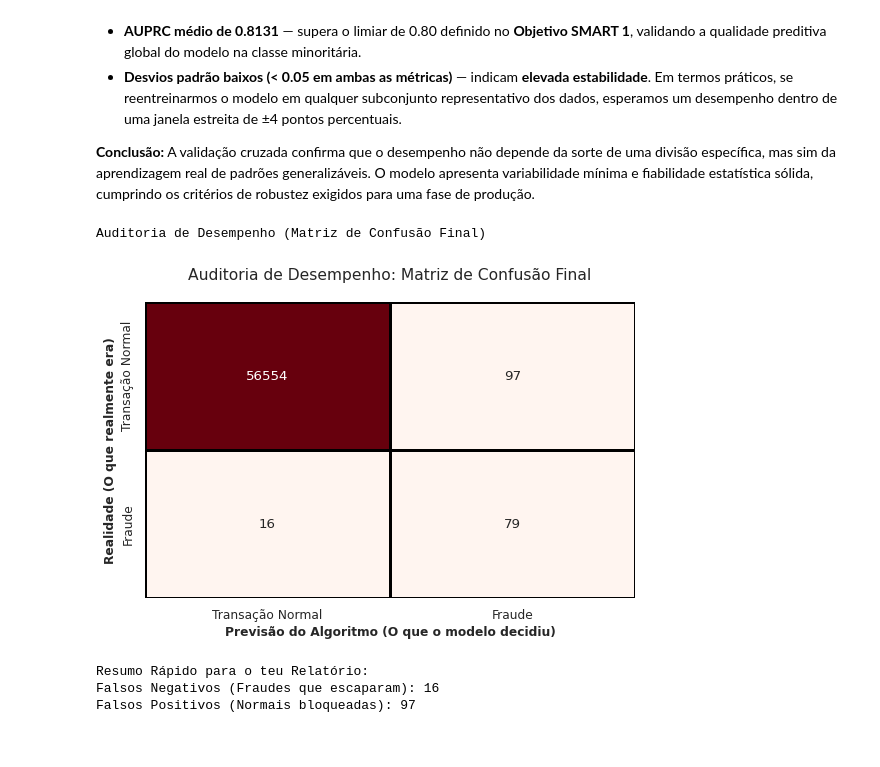
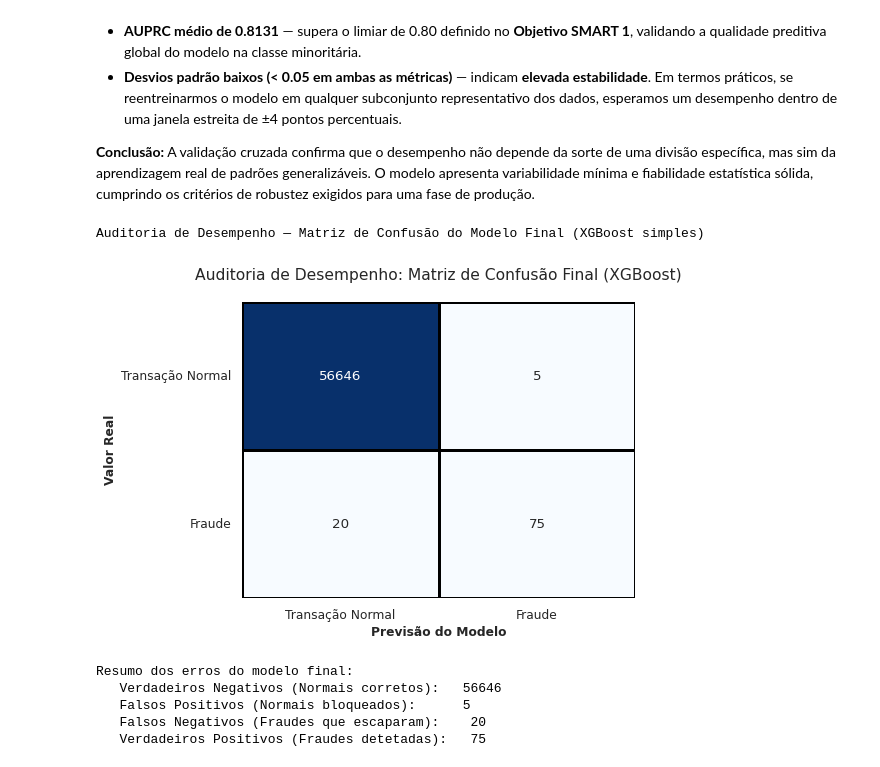
Before and after one commit to tomas15moreira/Projeto-Detecao-de-Transacoes-Fraudulentas-, a Jupyter notebook: notebooks/2.0_modelacao_treino.ipynb, the cells around one changed output. Cells and saved outputs as stored; diff of their text form; code cells hidden in the pictures.

```diff
--- a/notebooks/2.0_modelacao_treino.ipynb
+++ b/notebooks/2.0_modelacao_treino.ipynb
@@ -1953,35 +1953,38 @@ A validação cruzada confirma que o desempenho não depende da sorte de uma div
 # %%
 import matplotlib.pyplot as plt
 import seaborn as sns
 from sklearn.metrics import confusion_matrix
 
-print("Auditoria de Desempenho (Matriz de Confusão Final)")
+print("Auditoria de Desempenho — Matriz de Confusão do Modelo Final (XGBoost simples)")
 
-# Garantir que estamos a usar as previsões do teu melhor modelo final (XGBoost Otimizado)
-# NOTA: Se deste outro nome ao teu modelo final, altera 'melhor_xgb' para o nome correto
-y_pred_final = melhor_xgb.predict(X_test)
-cm = confusion_matrix(y_test, y_pred_final)
+# Usar as previsões do modelo final selecionado (XGBoost com hiperparâmetros base)
+# Nota: y_pred_xgb e y_prob_xgb foram gerados na célula de treino do XGBoost simples
+cm = confusion_matrix(y_test, y_pred_xgb)
 
-# Criar o gráfico com aspeto profissional
+# Gráfico da Matriz de Confusão
 plt.figure(figsize=(7, 5))
-sns.heatmap(cm, annot=True, fmt='d', cmap='Reds', cbar=False,
+sns.heatmap(cm, annot=True, fmt='d', cmap='Blues', cbar=False,
             xticklabels=['Transação Normal', 'Fraude'],
             yticklabels=['Transação Normal', 'Fraude'],
             linewidths=1, linecolor='black')
 
-plt.title('Auditoria de Desempenho: Matriz de Confusão Final', fontsize=14, pad=20)
-plt.xlabel('Previsão do Algoritmo (O que o modelo decidiu)', fontsize=11, fontweight='bold')
-plt.ylabel('Realidade (O que realmente era)', fontsize=11, fontweight='bold')
-
+plt.title('Auditoria de Desempenho: Matriz de Confusão Final (XGBoost)', fontsize=14, pad=20)
+plt.xlabel('Previsão do Modelo', fontsize=11, fontweight='bold')
+plt.ylabel('Valor Real', fontsize=11, fontweight='bold')
+plt.yticks(rotation=0)
 plt.tight_layout()
 plt.show()
 
-print(f"\nResumo Rápido para o teu Relatório:")
-print(f"Falsos Negativos (Fraudes que escaparam): {cm[1][0]}")
-print(f"Falsos Positivos (Normais bloqueadas): {cm[0][1]}")
+print(f"\nResumo dos erros do modelo final:")
+print(f"   Verdadeiros Negativos (Normais corretos):   {cm[0][0]}")
+print(f"   Falsos Positivos (Normais bloqueados):      {cm[0][1]}")
+print(f"   Falsos Negativos (Fraudes que escaparam):    {cm[1][0]}")
+print(f"   Verdadeiros Positivos (Fraudes detetadas):   {cm[1][1]}")
 # %% [output]
-Auditoria de Desempenho (Matriz de Confusão Final)
+Auditoria de Desempenho — Matriz de Confusão do Modelo Final (XGBoost simples)
-[figure, old version]
+[figure, new version]
-Resumo Rápido para o teu Relatório:
-Falsos Negativos (Fraudes que escaparam): 16
-Falsos Positivos (Normais bloqueadas): 97
+Resumo dos erros do modelo final:
+   Verdadeiros Negativos (Normais corretos):   56646
+   Falsos Positivos (Normais bloqueados):      5
+   Falsos Negativos (Fraudes que escaparam):    20
+   Verdadeiros Positivos (Fraudes detetadas):   75
```
Also changed, not shown: parts of 7 cells of this notebook.
